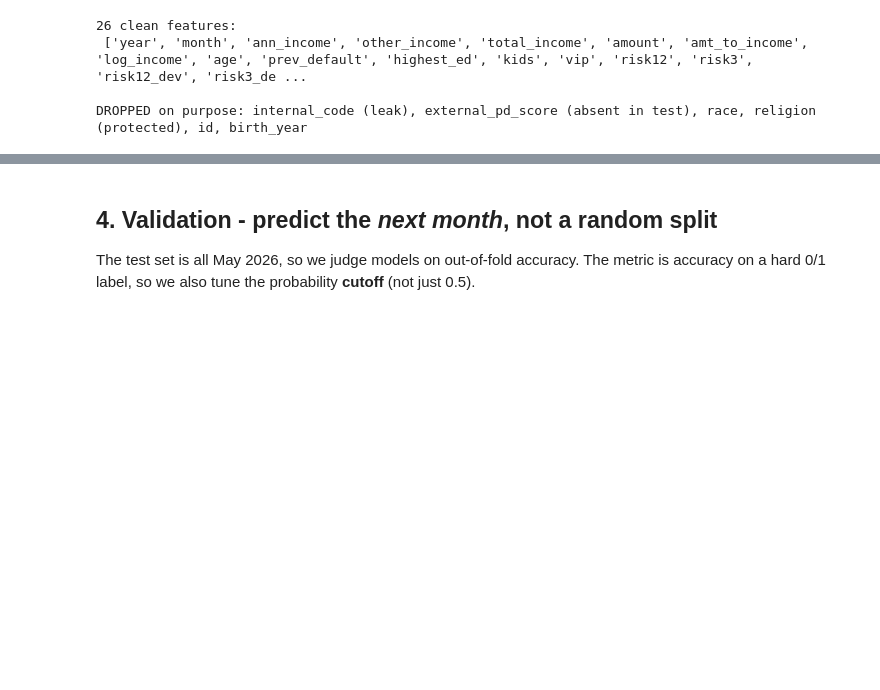
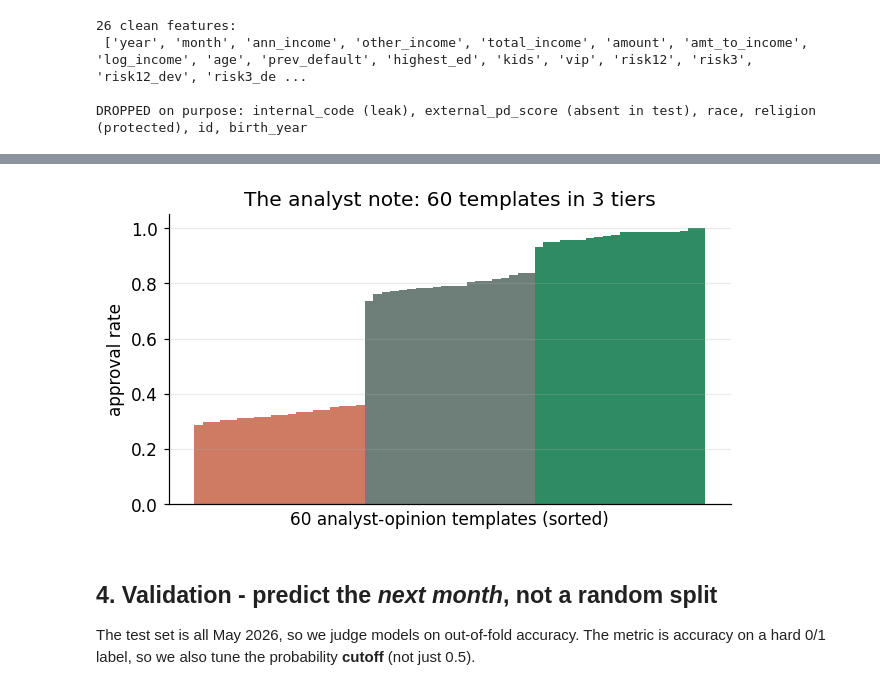
Before and after one commit to GianlucaBave/final-data-finance, a Jupyter notebook: notebooks/credit_decision_pipeline.ipynb, the cells around one changed output, grey strips where cells are left out. Cells and saved outputs as stored; diff of their text form; code cells hidden in the pictures; blank space fills up the shorter version.

```diff
--- a/notebooks/credit_decision_pipeline.ipynb
+++ b/notebooks/credit_decision_pipeline.ipynb
@@ -151,3 +182,13 @@ DROPPED on purpose: internal_code (leak), external_pd_score (absent in test), ra
+# %%
+# CHART: the 60 analyst-opinion phrases sorted by approval rate (3 tiers)
+rates = np.sort(opinion_rate.values)
+cols = [SALMON if v<0.5 else (GREY if v<0.88 else GREEN) for v in rates]
+fig, ax = plt.subplots(figsize=(6,3.4))
+ax.bar(range(len(rates)), rates, color=cols, width=1.0)
+ax.set_xlabel("60 analyst-opinion templates (sorted)"); ax.set_ylabel("approval rate"); ax.set_xticks([])
+ax.set_title("The analyst note: 60 templates in 3 tiers"); plt.tight_layout(); plt.show()
+# %% [output]
+[figure, added]
 # %% [markdown]
 ## 4. Validation - predict the *next month*, not a random split
 
```
Also changed, not shown: parts of 8 cells of this notebook.
